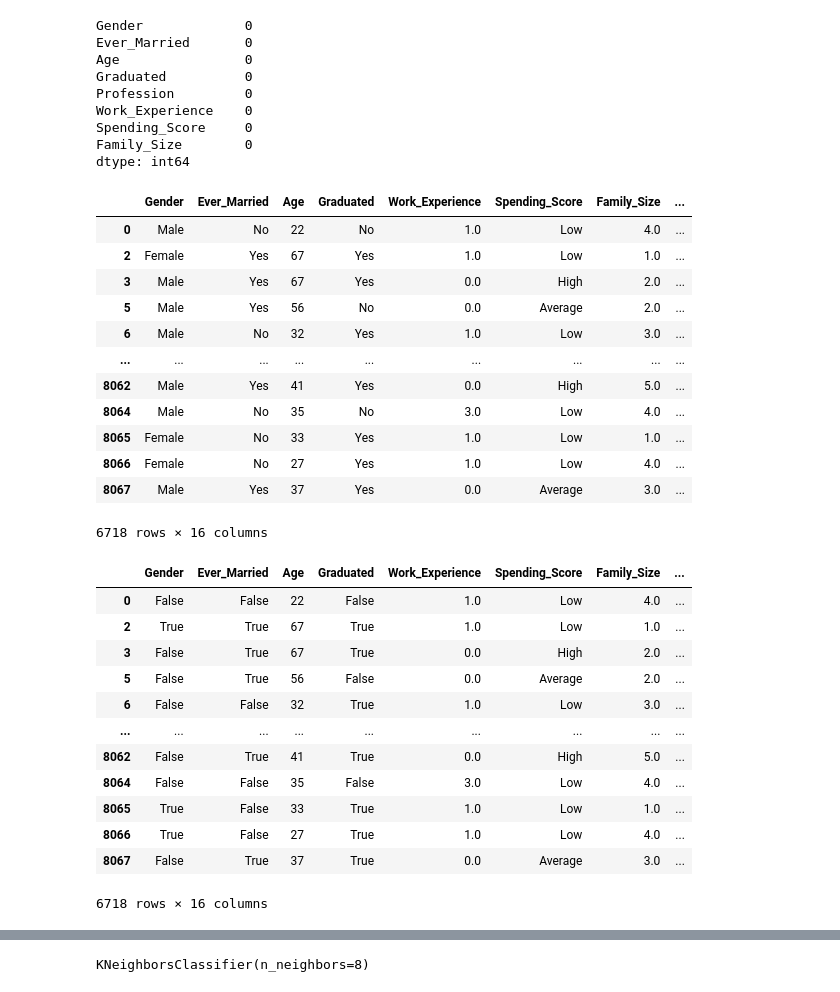
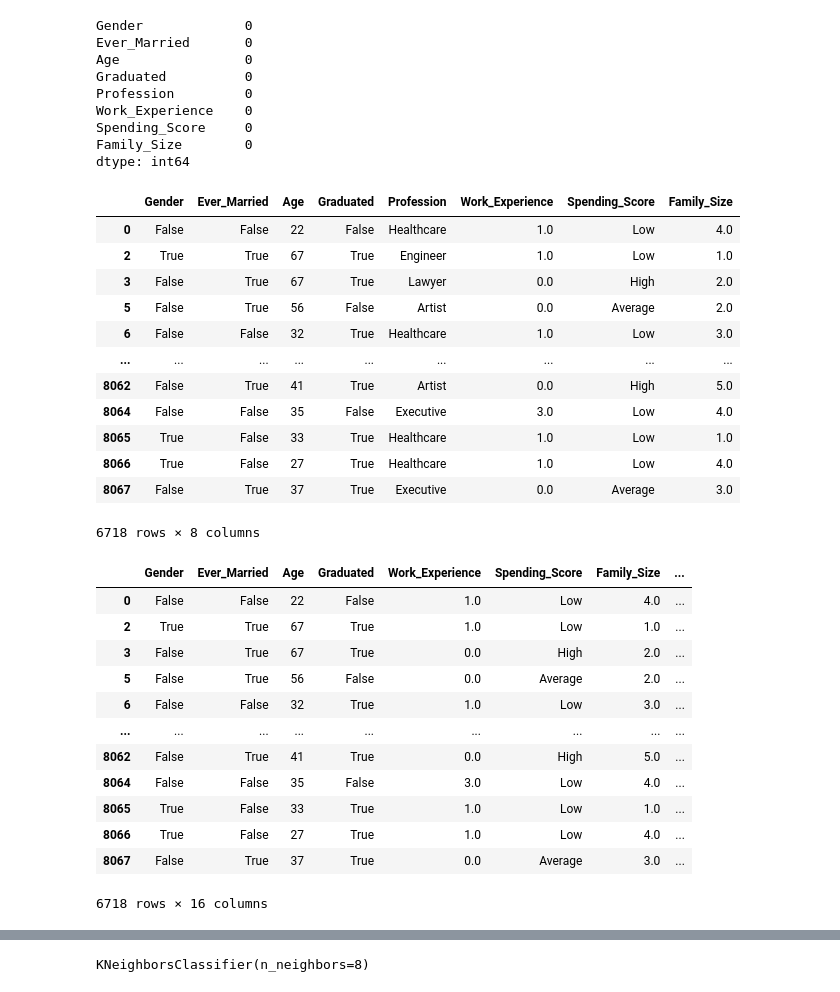
Before and after one commit to harimrys/ML-Project, a Jupyter notebook: notebooks/test_main.ipynb, the cells around one changed output, grey strips where cells are left out. Drawn from its saved outputs; the diff is of its cells as text; code cells hidden in the pictures.

```diff
--- a/notebooks/test_main.ipynb
+++ b/notebooks/test_main.ipynb
@@ -66,3 +68,6 @@ Work_Experience    0
 Spending_Score     0
 Family_Size        0
 dtype: int64
+# %%
+gender_map = {"Female": True, "Male": False}
+df["Gender"] = df["Gender"].map(gender_map)
@@ -69,18 +80,35 @@ dtype: int64
+# %%
+mapeo(df, "Ever_Married")
+mapeo(df, "Graduated")
+# %% [output]
+|  | Gender | Ever_Married | Age | Graduated | Profession | Work_Experience | Spending_Score | Family_Size |
+| 0 | False | False | 22 | False | Healthcare | 1.0 | Low | 4.0 |
+| 2 | True | True | 67 | True | Engineer | 1.0 | Low | 1.0 |
+| 3 | False | True | 67 | True | Lawyer | 0.0 | High | 2.0 |
+| 5 | False | True | 56 | False | Artist | 0.0 | Average | 2.0 |
+| 6 | False | False | 32 | True | Healthcare | 1.0 | Low | 3.0 |
+| ... | ... | ... | ... | ... | ... | ... | ... | ... |
+| 8062 | False | True | 41 | True | Artist | 0.0 | High | 5.0 |
+| 8064 | False | False | 35 | False | Executive | 3.0 | Low | 4.0 |
+| 8065 | True | False | 33 | True | Healthcare | 1.0 | Low | 1.0 |
+| 8066 | True | False | 27 | True | Healthcare | 1.0 | Low | 4.0 |
+| 8067 | False | True | 37 | True | Executive | 0.0 | Average | 3.0 |
+6718 rows × 8 columns
 # %%
 # One-hot encoding for sex and title
 df_dummies = pd.get_dummies(df, columns=["Profession"])
 df_dummies
 # %% [output]
 |  | Gender | Ever_Married | Age | Graduated | Work_Experience | Spending_Score | Family_Size | ... |
-| 0 | Male | No | 22 | No | 1.0 | Low | 4.0 | ... |
-| 2 | Female | Yes | 67 | Yes | 1.0 | Low | 1.0 | ... |
-| 3 | Male | Yes | 67 | Yes | 0.0 | High | 2.0 | ... |
-| 5 | Male | Yes | 56 | No | 0.0 | Average | 2.0 | ... |
-| 6 | Male | No | 32 | Yes | 1.0 | Low | 3.0 | ... |
+| 0 | False | False | 22 | False | 1.0 | Low | 4.0 | ... |
+| 2 | True | True | 67 | True | 1.0 | Low | 1.0 | ... |
+| 3 | False | True | 67 | True | 0.0 | High | 2.0 | ... |
+| 5 | False | True | 56 | False | 0.0 | Average | 2.0 | ... |
+| 6 | False | False | 32 | True | 1.0 | Low | 3.0 | ... |
 | ... | ... | ... | ... | ... | ... | ... | ... | ... |
-| 8062 | Male | Yes | 41 | Yes | 0.0 | High | 5.0 | ... |
-| 8064 | Male | No | 35 | No | 3.0 | Low | 4.0 | ... |
-| 8065 | Female | No | 33 | Yes | 1.0 | Low | 1.0 | ... |
-| 8066 | Female | No | 27 | Yes | 1.0 | Low | 4.0 | ... |
-| 8067 | Male | Yes | 37 | Yes | 0.0 | Average | 3.0 | ... |
+| 8062 | False | True | 41 | True | 0.0 | High | 5.0 | ... |
+| 8064 | False | False | 35 | False | 3.0 | Low | 4.0 | ... |
+| 8065 | True | False | 33 | True | 1.0 | Low | 1.0 | ... |
+| 8066 | True | False | 27 | True | 1.0 | Low | 4.0 | ... |
+| 8067 | False | True | 37 | True | 0.0 | Average | 3.0 | ... |
 6718 rows × 16 columns
@@ -96,20 +115,3 @@ def mapeo(df, column):
-# %%
-mapeo(df_dummies, "Ever_Married")
-mapeo(df_dummies, "Graduated")
-# %% [output]
-|  | Gender | Ever_Married | Age | Graduated | Work_Experience | Spending_Score | Family_Size | ... |
-| 0 | False | False | 22 | False | 1.0 | Low | 4.0 | ... |
-| 2 | True | True | 67 | True | 1.0 | Low | 1.0 | ... |
-| 3 | False | True | 67 | True | 0.0 | High | 2.0 | ... |
-| 5 | False | True | 56 | False | 0.0 | Average | 2.0 | ... |
-| 6 | False | False | 32 | True | 1.0 | Low | 3.0 | ... |
-| ... | ... | ... | ... | ... | ... | ... | ... | ... |
-| 8062 | False | True | 41 | True | 0.0 | High | 5.0 | ... |
-| 8064 | False | False | 35 | False | 3.0 | Low | 4.0 | ... |
-| 8065 | True | False | 33 | True | 1.0 | Low | 1.0 | ... |
-| 8066 | True | False | 27 | True | 1.0 | Low | 4.0 | ... |
-| 8067 | False | True | 37 | True | 0.0 | Average | 3.0 | ... |
-6718 rows × 16 columns
 # %%
 features = df_dummies.drop('Spending_Score', axis=1)
 target = df_dummies['Spending_Score']
```
Also changed, not shown: parts of 5 cells of this notebook, 1 other file.
